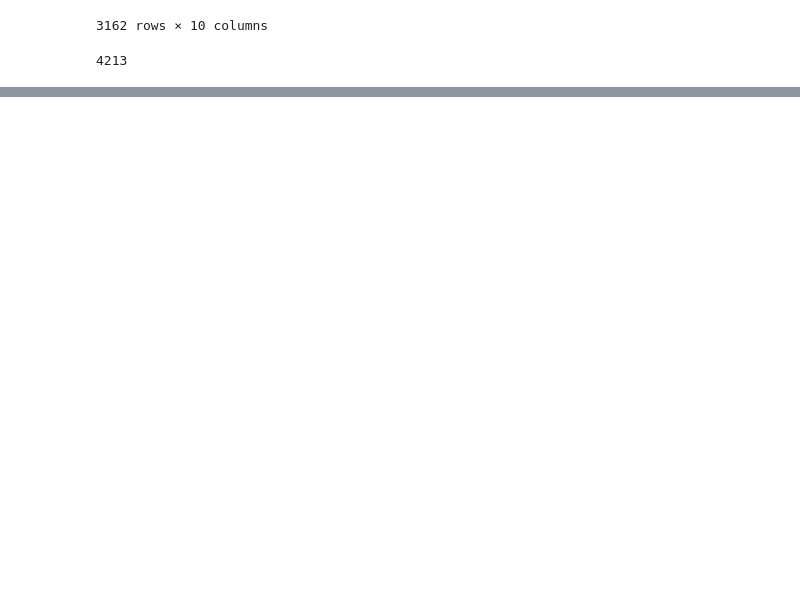
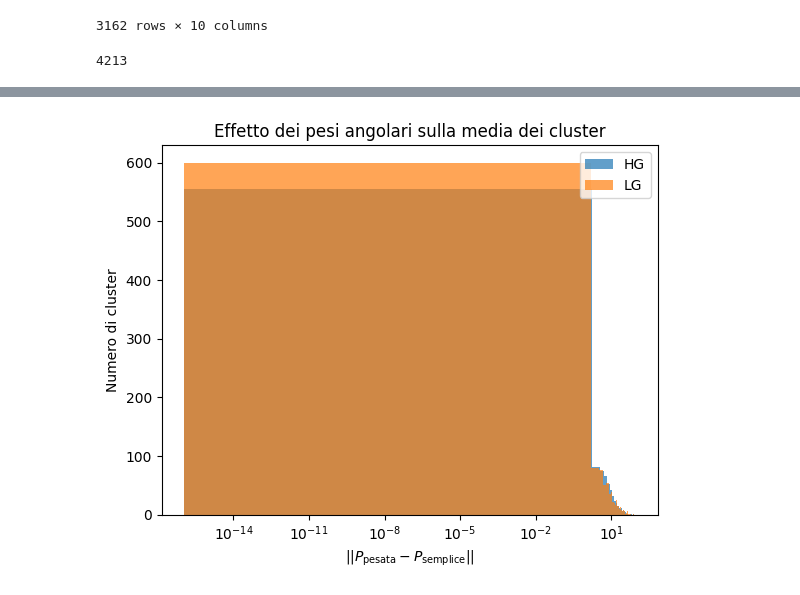
Before and after one commit to mfrancescangeli1/ASTRI, a Jupyter notebook: analisi3.ipynb, the cells around one changed output, grey strips where cells are left out. Drawn from its saved outputs; the diff is of its cells as text; code cells hidden in the pictures; blank space fills up the shorter version.

```diff
--- a/analisi3.ipynb
+++ b/analisi3.ipynb
@@ -472 +607,13 @@ Differenza media pesata - semplice: [ 0.4830427  -0.48570276]
+# %%
+plt.figure()
+plt.hist(delta_hg, bins=50, alpha=0.7, label="HG")
+plt.hist(delta_lg, bins=50, alpha=0.7, label="LG")
+plt.xscale("log")
+plt.xlabel(r"$||P_{\mathrm{pesata}} - P_{\mathrm{semplice}}||$")
+plt.ylabel("Numero di cluster")
+plt.legend()
+plt.title("Effetto dei pesi angolari sulla media dei cluster")
+plt.show()
+# %% [output]
+[figure, added]
 # %%
```
Also changed, not shown: parts of 22 cells of this notebook, 4 other files.
